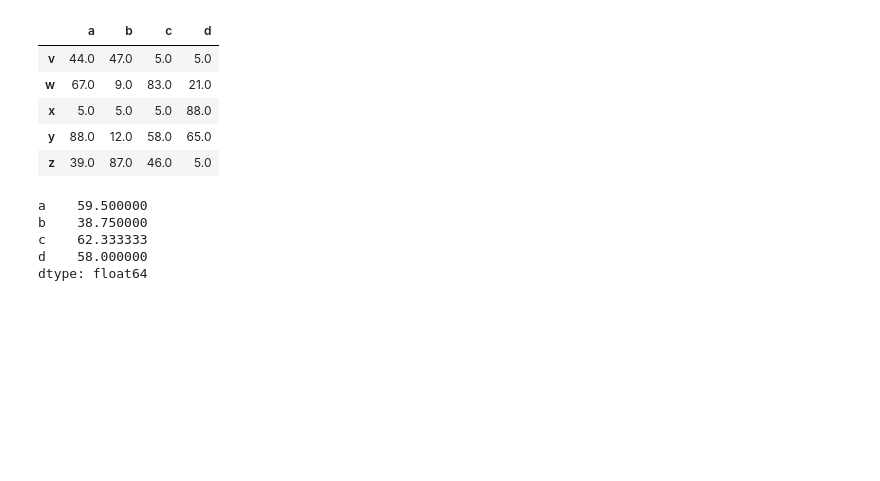
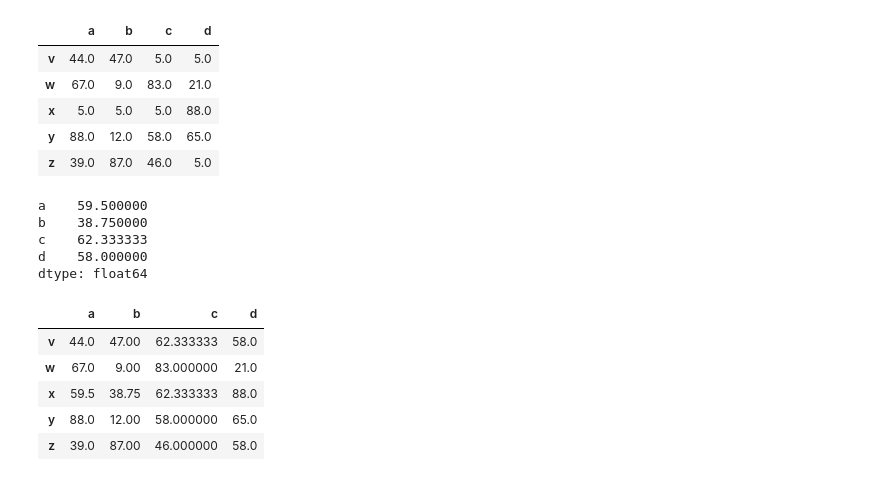
Before and after one commit to abhixz13/Cisco-Python-Training, a Jupyter notebook: Cisco-2022-06June-08-analytics.ipynb, the cells around one changed output. Saved outputs shown, nothing was run; the diff lists cells and outputs as text; code cells hidden in the pictures; blank space fills up the shorter version.

```diff
--- a/Cisco-2022-06June-08-analytics.ipynb
+++ b/Cisco-2022-06June-08-analytics.ipynb
@@ -809,0 +808,9 @@ df.fillna
+# %%
+df.fillna(df.mean())  # passing a series to fillna then uses the series to fill the nan values
+# %% [output]
+|  | a | b | c | d |
+| v | 44.0 | 47.00 | 62.333333 | 58.0 |
+| w | 67.0 | 9.00 | 83.000000 | 21.0 |
+| x | 59.5 | 38.75 | 62.333333 | 88.0 |
+| y | 88.0 | 12.00 | 58.000000 | 65.0 |
+| z | 39.0 | 87.00 | 46.000000 | 58.0 |
```
Also changed, not shown: parts of 2 cells of this notebook.
